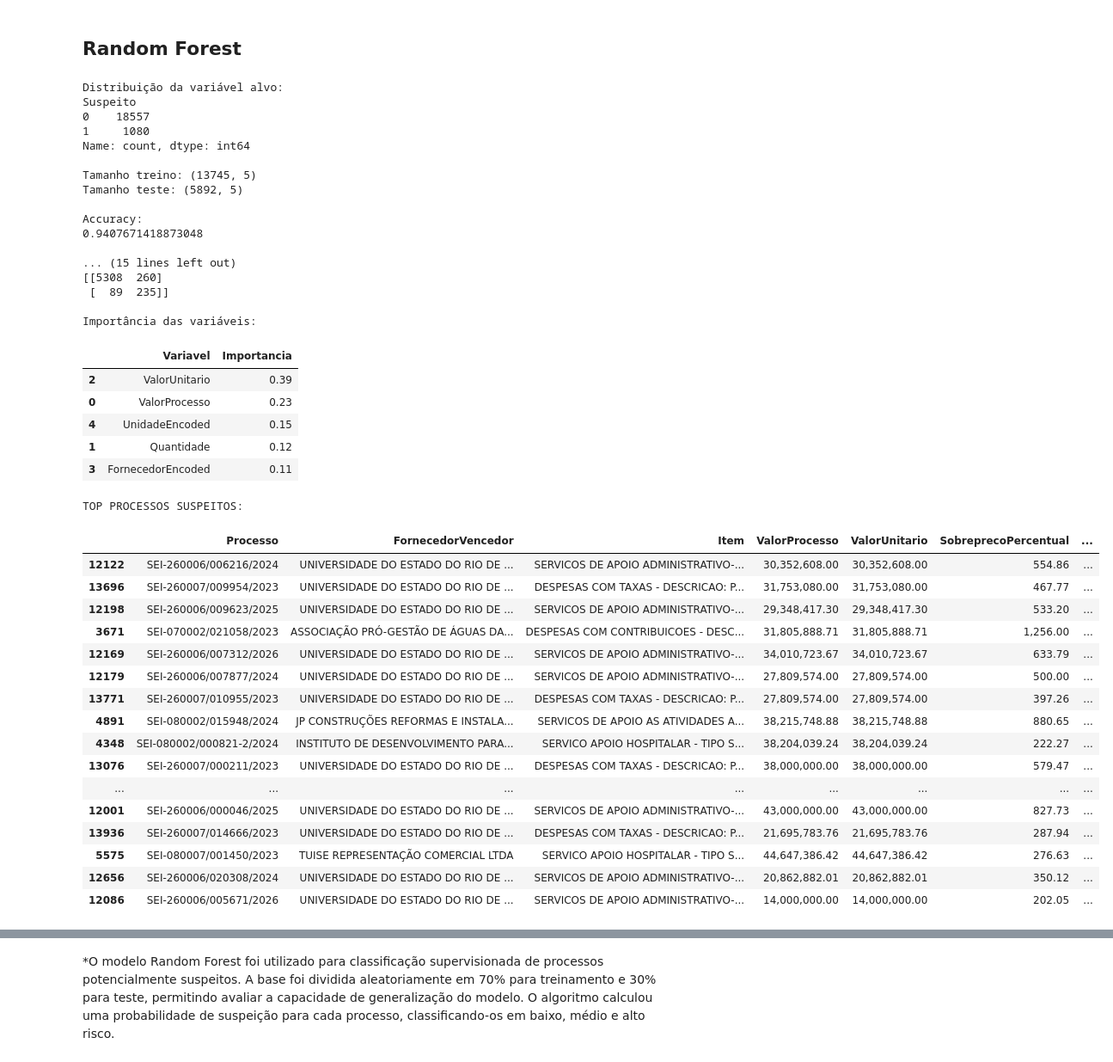
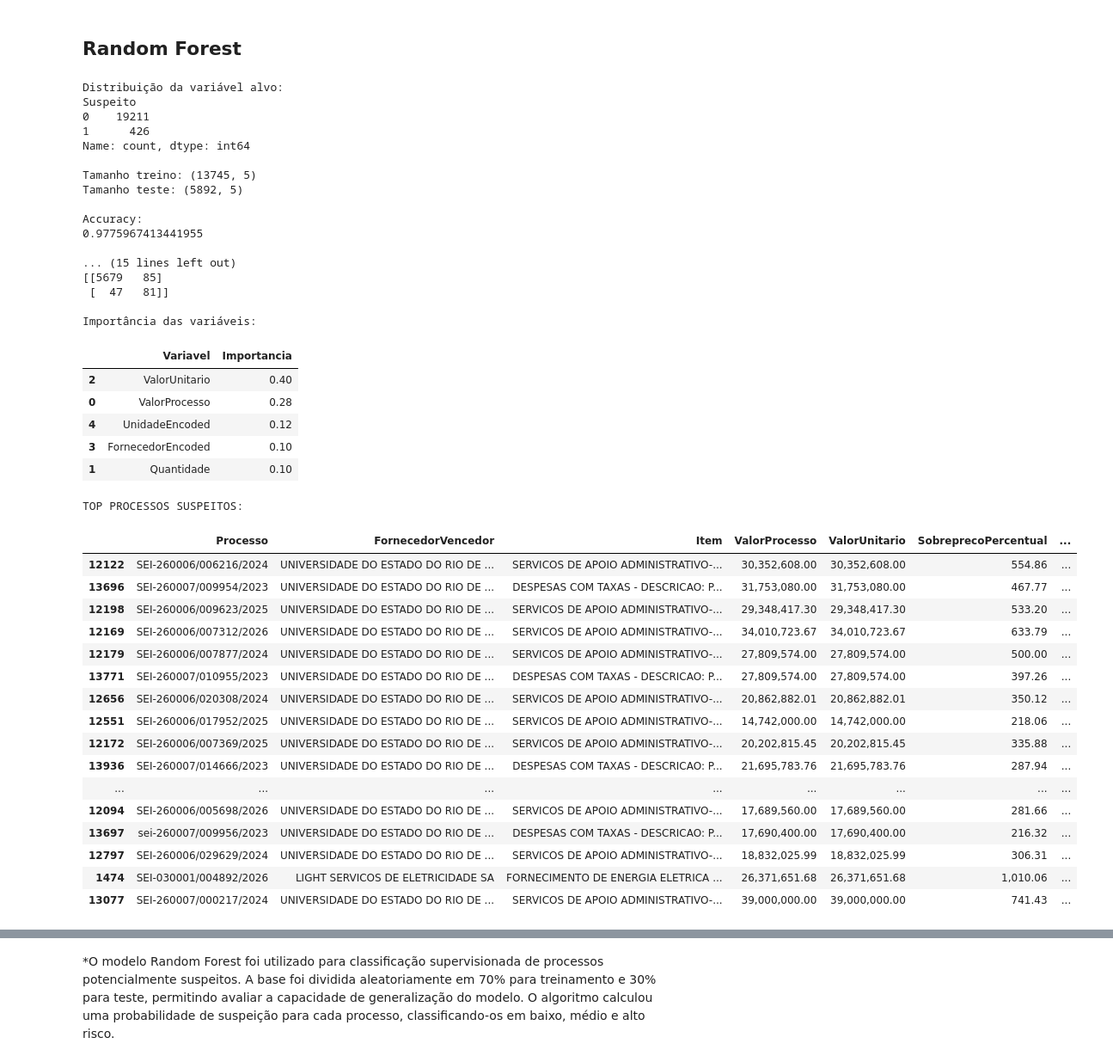
Before and after one commit to marcelonicolays/contasRJ, a Jupyter notebook: compras_diretas_rj.ipynb, the cells around one changed output, grey strips where cells are left out. Shown at 86% size. Saved outputs shown, nothing was run; the diff lists cells and outputs as text; code cells hidden in the pictures.

```diff
--- a/compras_diretas_rj.ipynb
+++ b/compras_diretas_rj.ipynb
@@ -890,7 +894,7 @@ df_modelo.loc[
 # ============================================
 
 df_modelo["Suspeito"] = np.where(
-    df_modelo["ScoreSuspeicao"] >= 2,
+    df_modelo["ScoreSuspeicao"] >= 3,
     1,
     0
 )
@@ -1024,56 +1028,56 @@ colunas_exibir = [
     "zscore_preco",
     "ScoreSuspeicao",
     "ProbabilidadeFraude"
 ]
 
 print("\nTOP PROCESSOS SUSPEITOS:")
 
 display(
     top_suspeitos[colunas_exibir]
     .head(20)
 )
 # %% [output]
 Distribuição da variável alvo:
 Suspeito
-0    18557
-1     1080
+0    19211
+1      426
 Name: count, dtype: int64
 
 Tamanho treino: (13745, 5)
 Tamanho teste: (5892, 5)
 
 Accuracy:
-0.9407671418873048
+0.9775967413441955
 
 ... (15 lines left out)
-[[5308  260]
- [  89  235]]
+[[5679   85]
+ [  47   81]]
 
 Importância das variáveis:
 |  | Variavel | Importancia |
-| 2 | ValorUnitario | 0.39 |
-| 0 | ValorProcesso | 0.23 |
-| 4 | UnidadeEncoded | 0.15 |
-| 1 | Quantidade | 0.12 |
-| 3 | FornecedorEncoded | 0.11 |
+| 2 | ValorUnitario | 0.40 |
+| 0 | ValorProcesso | 0.28 |
+| 4 | UnidadeEncoded | 0.12 |
+| 3 | FornecedorEncoded | 0.10 |
+| 1 | Quantidade | 0.10 |
 TOP PROCESSOS SUSPEITOS:
 |  | Processo | FornecedorVencedor | Item | ValorProcesso | ValorUnitario | SobreprecoPercentual | ... |
 | 12122 | SEI-260006/006216/2024 | UNIVERSIDADE DO ESTADO DO RIO DE ... | SERVICOS DE APOIO ADMINISTRATIVO-... | 30,352,608.00 | 30,352,608.00 | 554.86 | ... |
 | 13696 | SEI-260007/009954/2023 | UNIVERSIDADE DO ESTADO DO RIO DE ... | DESPESAS COM TAXAS - DESCRICAO: P... | 31,753,080.00 | 31,753,080.00 | 467.77 | ... |
 | 12198 | SEI-260006/009623/2025 | UNIVERSIDADE DO ESTADO DO RIO DE ... | SERVICOS DE APOIO ADMINISTRATIVO-... | 29,348,417.30 | 29,348,417.30 | 533.20 | ... |
-| 3671 | SEI-070002/021058/2023 | ASSOCIAÇÃO PRÓ-GESTÃO DE ÁGUAS DA... | DESPESAS COM CONTRIBUICOES - DESC... | 31,805,888.71 | 31,805,888.71 | 1,256.00 | ... |
 | 12169 | SEI-260006/007312/2026 | UNIVERSIDADE DO ESTADO DO RIO DE ... | SERVICOS DE APOIO ADMINISTRATIVO-... | 34,010,723.67 | 34,010,723.67 | 633.79 | ... |
 | 12179 | SEI-260006/007877/2024 | UNIVERSIDADE DO ESTADO DO RIO DE ... | SERVICOS DE APOIO ADMINISTRATIVO-... | 27,809,574.00 | 27,809,574.00 | 500.00 | ... |
 | 13771 | SEI-260007/010955/2023 | UNIVERSIDADE DO ESTADO DO RIO DE ... | DESPESAS COM TAXAS - DESCRICAO: P... | 27,809,574.00 | 27,809,574.00 | 397.26 | ... |
-| 4891 | SEI-080002/015948/2024 | JP CONSTRUÇÕES REFORMAS E INSTALA... | SERVICOS DE APOIO AS ATIVIDADES A... | 38,215,748.88 | 38,215,748.88 | 880.65 | ... |
-| 4348 | SEI-080002/000821-2/2024 | INSTITUTO DE DESENVOLVIMENTO PARA... | SERVICO APOIO HOSPITALAR - TIPO S... | 38,204,039.24 | 38,204,039.24 | 222.27 | ... |
-| 13076 | SEI-260007/000211/2023 | UNIVERSIDADE DO ESTADO DO RIO DE ... | DESPESAS COM TAXAS - DESCRICAO: P... | 38,000,000.00 | 38,000,000.00 | 579.47 | ... |
+| 12656 | SEI-260006/020308/2024 | UNIVERSIDADE DO ESTADO DO RIO DE ... | SERVICOS DE APOIO ADMINISTRATIVO-... | 20,862,882.01 | 20,862,882.01 | 350.12 | ... |
+| 12551 | SEI-260006/017952/2025 | UNIVERSIDADE DO ESTADO DO RIO DE ... | SERVICOS DE APOIO ADMINISTRATIVO-... | 14,742,000.00 | 14,742,000.00 | 218.06 | ... |
+| 12172 | SEI-260006/007369/2025 | UNIVERSIDADE DO ESTADO DO RIO DE ... | SERVICOS DE APOIO ADMINISTRATIVO-... | 20,202,815.45 | 20,202,815.45 | 335.88 | ... |
+| 13936 | SEI-260007/014666/2023 | UNIVERSIDADE DO ESTADO DO RIO DE ... | DESPESAS COM TAXAS - DESCRICAO: P... | 21,695,783.76 | 21,695,783.76 | 287.94 | ... |
 | ... | ... | ... | ... | ... | ... | ... | ... |
-| 12001 | SEI-260006/000046/2025 | UNIVERSIDADE DO ESTADO DO RIO DE ... | SERVICOS DE APOIO ADMINISTRATIVO-... | 43,000,000.00 | 43,000,000.00 | 827.73 | ... |
-| 13936 | SEI-260007/014666/2023 | UNIVERSIDADE DO ESTADO DO RIO DE ... | DESPESAS COM TAXAS - DESCRICAO: P... | 21,695,783.76 | 21,695,783.76 | 287.94 | ... |
-| 5575 | SEI-080007/001450/2023 | TUISE REPRESENTAÇÃO COMERCIAL LTDA | SERVICO APOIO HOSPITALAR - TIPO S... | 44,647,386.42 | 44,647,386.42 | 276.63 | ... |
-| 12656 | SEI-260006/020308/2024 | UNIVERSIDADE DO ESTADO DO RIO DE ... | SERVICOS DE APOIO ADMINISTRATIVO-... | 20,862,882.01 | 20,862,882.01 | 350.12 | ... |
-| 12086 | SEI-260006/005671/2026 | UNIVERSIDADE DO ESTADO DO RIO DE ... | SERVICOS DE APOIO ADMINISTRATIVO-... | 14,000,000.00 | 14,000,000.00 | 202.05 | ... |
+| 12094 | SEI-260006/005698/2026 | UNIVERSIDADE DO ESTADO DO RIO DE ... | SERVICOS DE APOIO ADMINISTRATIVO-... | 17,689,560.00 | 17,689,560.00 | 281.66 | ... |
+| 13697 | sei-260007/009956/2023 | UNIVERSIDADE DO ESTADO DO RIO DE ... | DESPESAS COM TAXAS - DESCRICAO: P... | 17,690,400.00 | 17,690,400.00 | 216.32 | ... |
+| 12797 | SEI-260006/029629/2024 | UNIVERSIDADE DO ESTADO DO RIO DE ... | SERVICOS DE APOIO ADMINISTRATIVO-... | 18,832,025.99 | 18,832,025.99 | 306.31 | ... |
+| 1474 | SEI-030001/004892/2026 | LIGHT SERVICOS DE ELETRICIDADE SA | FORNECIMENTO DE ENERGIA ELETRICA ... | 26,371,651.68 | 26,371,651.68 | 1,010.06 | ... |
+| 13077 | SEI-260007/000217/2024 | UNIVERSIDADE DO ESTADO DO RIO DE ... | SERVICOS DE APOIO ADMINISTRATIVO-... | 39,000,000.00 | 39,000,000.00 | 741.43 | ... |
 # %%
 # ordena da maior para a menor importância
 importancias_plot = (
```
Also changed, not shown: parts of 5 cells of this notebook.
